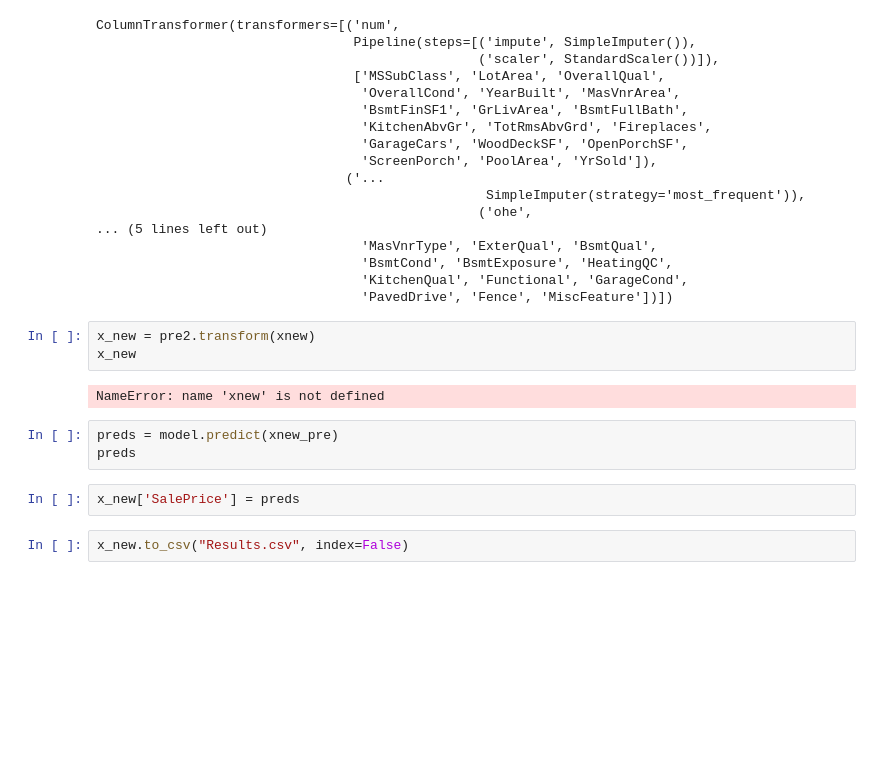
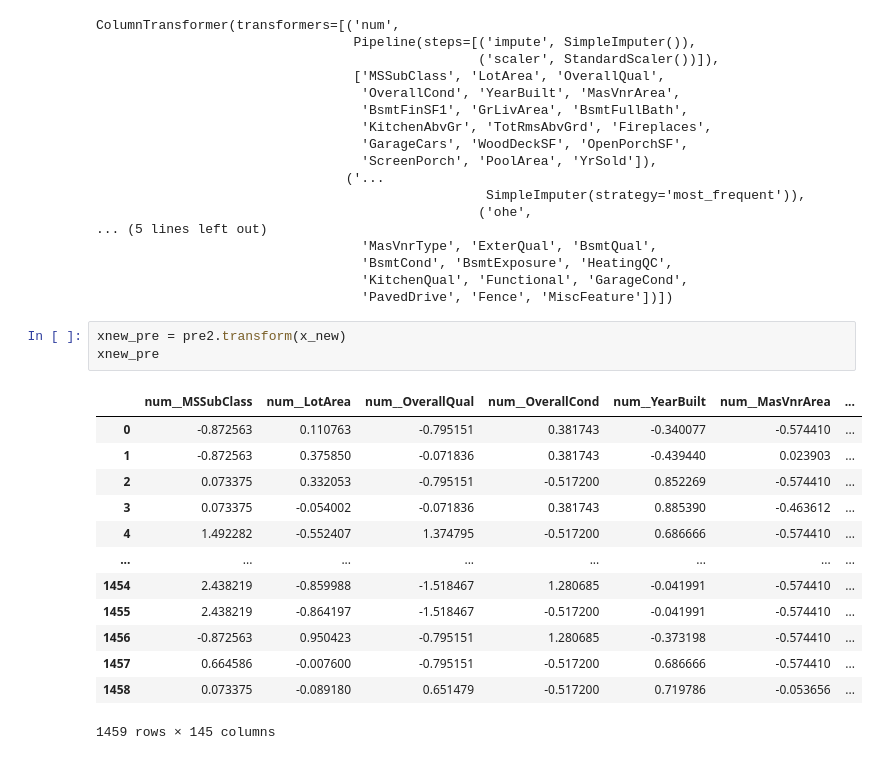
Before and after one commit to AKVITA380/Machine-Learning-Model-Project, a Jupyter notebook: MLR Project/Regression.ipynb, the cells around one changed output. Drawn from its saved outputs; the diff is of its cells as text; blank space fills up the shorter version.

```diff
--- a/MLR Project/Regression.ipynb
+++ b/MLR Project/Regression.ipynb
@@ -735,14 +737,19 @@ ColumnTransformer(transformers=[('num',
                                   'KitchenQual', 'Functional', 'GarageCond',
                                   'PavedDrive', 'Fence', 'MiscFeature'])])
 # %%
-x_new = pre2.transform(xnew)
-x_new
+xnew_pre = pre2.transform(x_new)
+xnew_pre
 # %% [output]
+|  | num__MSSubClass | num__LotArea | num__OverallQual | num__OverallCond | num__YearBuilt | num__MasVnrArea | ... |
+| 0 | -0.872563 | 0.110763 | -0.795151 | 0.381743 | -0.340077 | -0.574410 | ... |
+| 1 | -0.872563 | 0.375850 | -0.071836 | 0.381743 | -0.439440 | 0.023903 | ... |
+| 2 | 0.073375 | 0.332053 | -0.795151 | -0.517200 | 0.852269 | -0.574410 | ... |
+| 3 | 0.073375 | -0.054002 | -0.071836 | 0.381743 | 0.885390 | -0.463612 | ... |
+| 4 | 1.492282 | -0.552407 | 1.374795 | -0.517200 | 0.686666 | -0.574410 | ... |
+| ... | ... | ... | ... | ... | ... | ... | ... |
+| 1454 | 2.438219 | -0.859988 | -1.518467 | 1.280685 | -0.041991 | -0.574410 | ... |
+| 1455 | 2.438219 | -0.864197 | -1.518467 | -0.517200 | -0.041991 | -0.574410 | ... |
+| 1456 | -0.872563 | 0.950423 | -0.795151 | 1.280685 | -0.373198 | -0.574410 | ... |
+| 1457 | 0.664586 | -0.007600 | -0.795151 | -0.517200 | 0.686666 | -0.574410 | ... |
+| 1458 | 0.073375 | -0.089180 | 0.651479 | -0.517200 | 0.719786 | -0.053656 | ... |
-NameError: name 'xnew' is not defined
+1459 rows × 145 columns
-# %%
-preds = model.predict(xnew_pre)
-preds
-# %%
-x_new['SalePrice'] = preds
-# %%
-x_new.to_csv("Results.csv", index=False)
```
Also changed, not shown: parts of 1 cell of this notebook.
